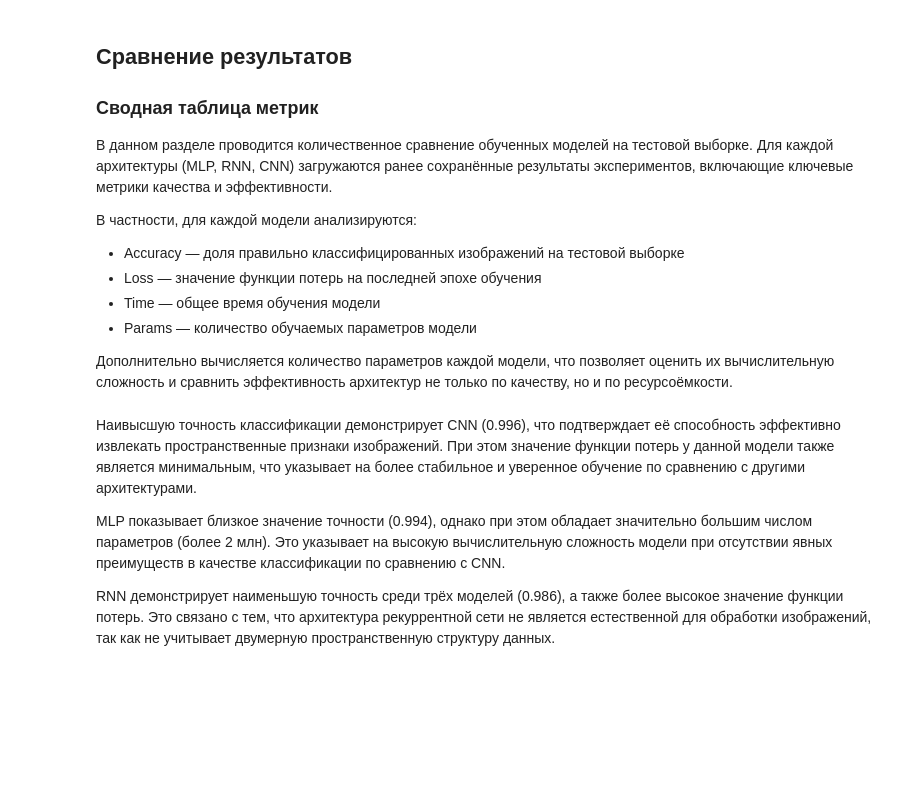
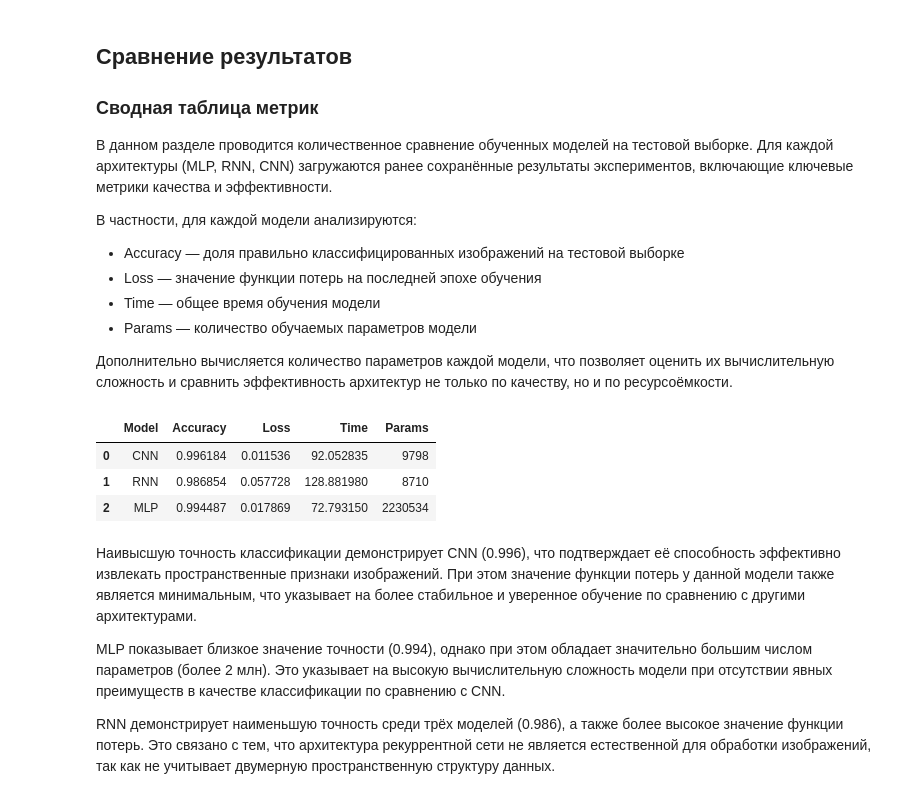
Before and after one commit to SupremeIntelligence/analysis-of-neural-network-architectures, a Jupyter notebook: mlp_rnn_cnn_image_classification.ipynb, the cells around one changed output. Drawn from its saved outputs; the diff is of its cells as text; code cells hidden in the pictures; blank space fills up the shorter version.

```diff
--- a/mlp_rnn_cnn_image_classification.ipynb
+++ b/mlp_rnn_cnn_image_classification.ipynb
@@ -289,38 +436,43 @@ results_dir = "experiments"
 results_list = []
 
 #Временная заглушка, дабы заново не обучать модели при перезапуске ячейки
-mlp = load_model("MLP", device)
+"""mlp = load_model("MLP", device)
 rnn = load_model("RNN", device)
 cnn = load_model("CNN", device)
-
+"""
 for model_name in os.listdir(results_dir):
     model_path = os.path.join(results_dir, model_name)
 
     if os.path.isdir(model_path):
         results_file = os.path.join(model_path, "results.json")
 
         if os.path.exists(results_file):
             data = load_results(results_file)
             results_list.append(data)
 
 params_dict = {
     "MLP": count_params(mlp),
     "RNN": count_params(rnn),
     "CNN":count_params(cnn)
 }
 
 results_df = pd.DataFrame([
     {
         "Model": r["model"],
         "Accuracy": r["accuracy"],
         "Loss": r["train_loss"][-1],
         "Time": r["train_time"]
     }
     for r in results_list
 ])
 results_df["Params"] = results_df["Model"].map(params_dict)
 
 display(results_df)
+# %% [output]
+|  | Model | Accuracy | Loss | Time | Params |
+| 0 | CNN | 0.996184 | 0.011536 | 92.052835 | 9798 |
+| 1 | RNN | 0.986854 | 0.057728 | 128.881980 | 8710 |
+| 2 | MLP | 0.994487 | 0.017869 | 72.793150 | 2230534 |
 # %% [markdown]
 Наивысшую точность классификации демонстрирует CNN (0.996), что подтверждает её способность эффективно извлекать пространственные признаки изображений. При этом значение функции потерь у данной модели также является минимальным, что указывает на более стабильное и уверенное обучение по сравнению с другими архитектурами.
 
```
Also changed, not shown: parts of 9 cells of this notebook.
